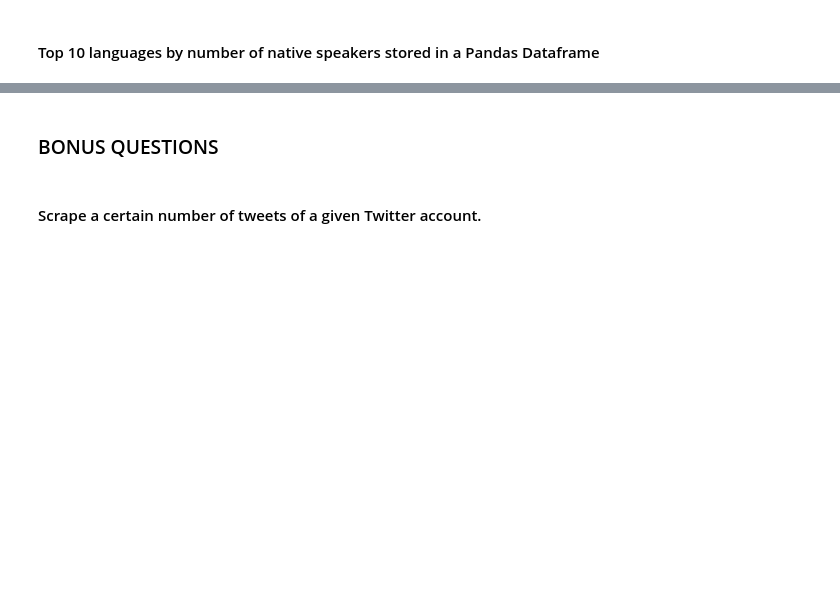
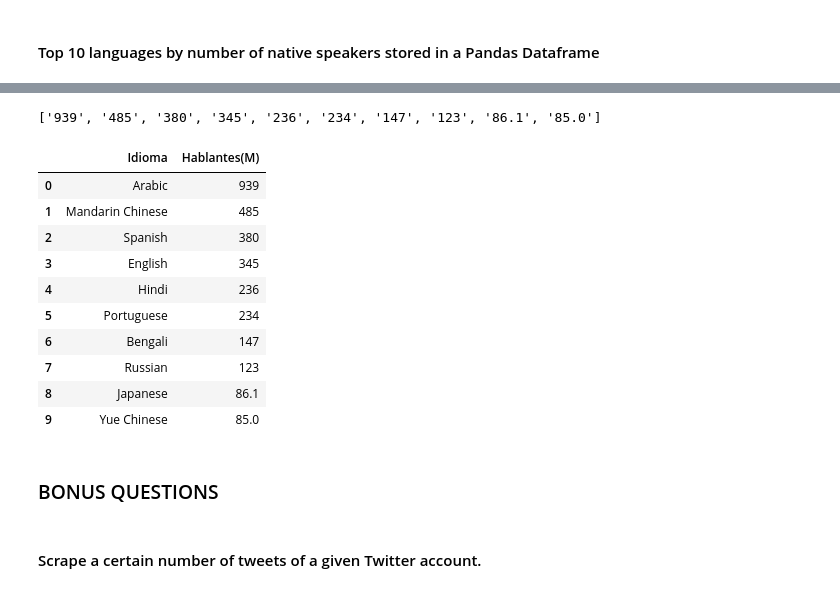
Before and after one commit to Ironhack-Data-Madrid-Octubre-2023/4.2-lab_web_scraping, a Jupyter notebook: your-code/main.ipynb, the cells around one changed output, grey strips where cells are left out. Drawn from its saved outputs; the diff is of its cells as text; code cells hidden in the pictures; blank space fills up the shorter version.

```diff
--- a/your-code/main.ipynb
+++ b/your-code/main.ipynb
@@ -311,3 +361,5 @@ print(nombres)
 #### Top 10 languages by number of native speakers stored in a Pandas Dataframe
 # %%
 url = 'https://en.wikipedia.org/wiki/List_of_languages_by_number_of_native_speakers'
+html = req.get(url).content
+soup = bs(html, 'html.parser')
@@ -315,0 +366,6 @@ url = 'https://en.wikipedia.org/wiki/List_of_languages_by_number_of_native_speak
+# %%
+languages = [e.text.strip() for e in soup.find_all('a', {'class':'mw-redirect'})]
+
+languages = languages[2:12]
+
+languages
@@ -316,3 +383,28 @@ url = 'https://en.wikipedia.org/wiki/List_of_languages_by_number_of_native_speak
+# %%
+people = [e.text.strip() for e in soup.find_all('td')]
+
+people = people[1::2][::2][:10]
+
+people
+# %% [output]
+['939', '485', '380', '345', '236', '234', '147', '123', '86.1', '85.0']
+# %%
+dicc = {'Idioma': languages,
+        'Hablantes(M)': people}
+df = pd.DataFrame(dicc)
+df
+# %% [output]
+|  | Idioma | Hablantes(M) |
+| 0 | Arabic | 939 |
+| 1 | Mandarin Chinese | 485 |
+| 2 | Spanish | 380 |
+| 3 | English | 345 |
+| 4 | Hindi | 236 |
+| 5 | Portuguese | 234 |
+| 6 | Bengali | 147 |
+| 7 | Russian | 123 |
+| 8 | Japanese | 86.1 |
+| 9 | Yue Chinese | 85.0 |
 # %% [markdown]
 ### BONUS QUESTIONS
 # %% [markdown]
```
Also changed, not shown: parts of 17 cells of this notebook.
